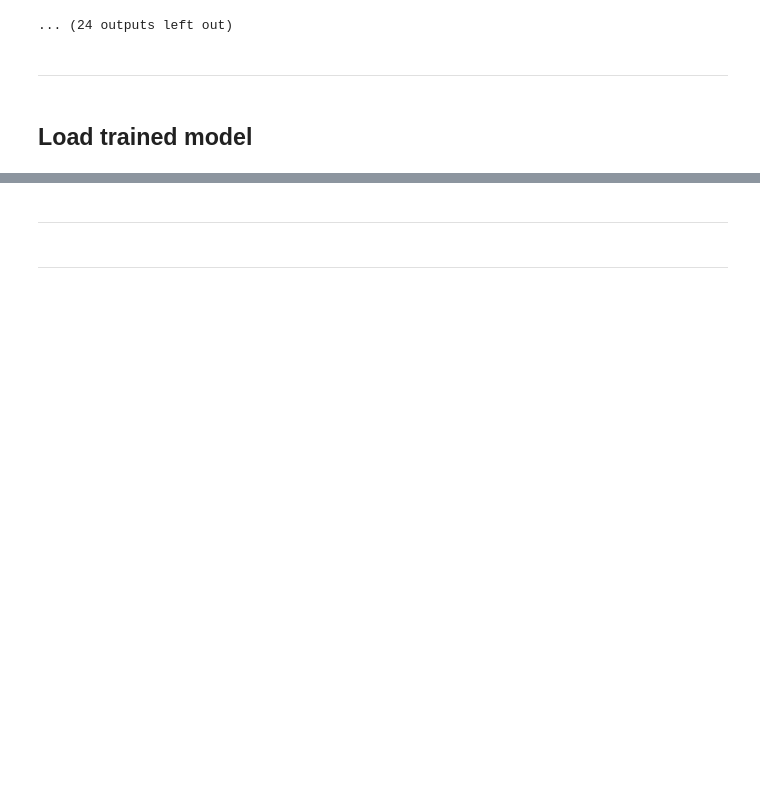
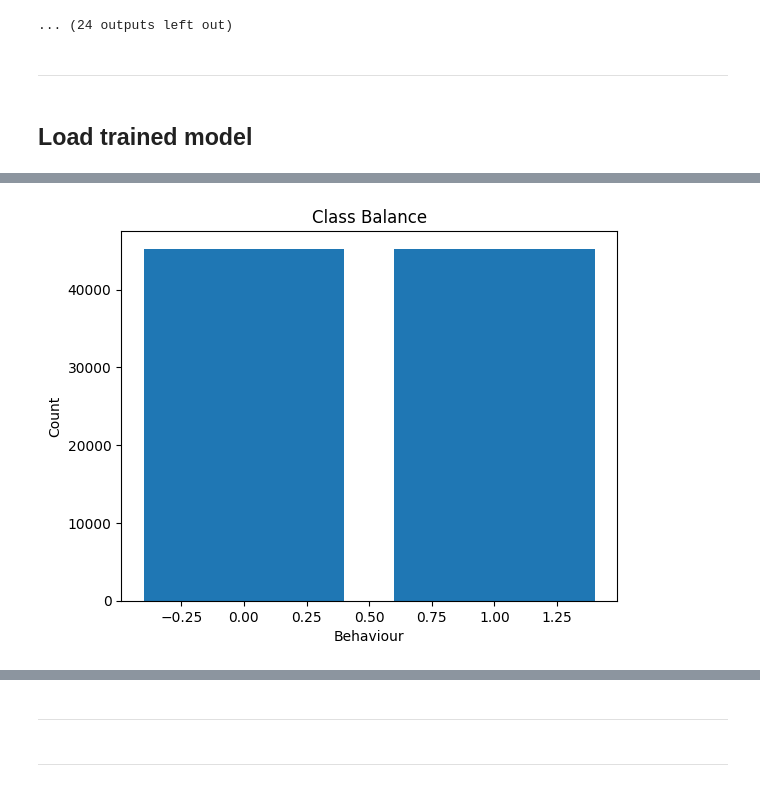
Before and after one commit to JulianAlvarezdeGiorgi/Behavioral_Tagging_of_Mice_in_multiple_Mice_setup_using_Deep_Learning, a Jupyter notebook: src/train_oficina_2.ipynb, the cells around one changed output, grey strips where cells are left out. Drawn from its saved outputs; the diff is of its cells as text; code cells hidden in the pictures; blank space fills up the shorter version.

```diff
--- a/src/train_oficina_2.ipynb
+++ b/src/train_oficina_2.ipynb
@@ -648,0 +731,18 @@ plt.show()
+# %%
+# get only the behaviour of interest
+idx_to_keep = []
+for i in range(len(dataset)):
+    # If NaN, discard the sample
+    if dataset[i].behaviour[2] != 0 and dataset[i].behaviour[2] != 1:
+        continue
+    else:
+        idx_to_keep.append(i)
+# %%
+dataset = [dataset[i] for i in idx_to_keep]
+# %%
+
+# Split train and test
+train_size = int(0.8 * len(dataset))
+
+train_dataset = dataset[:train_size]
+test_dataset = dataset[train_size:]
@@ -648,0 +784,13 @@ plt.show()
+# %%
+# Class balance
+behaviour = [d.behaviour for d in train_dataset]
+behaviour = np.array(behaviour)
+behaviour = np.unique(behaviour, return_counts=True)
+# Plot
+plt.bar(behaviour[0], behaviour[1])
+plt.xlabel('Behaviour')
+plt.ylabel('Count')
+plt.title('Class Balance')
+plt.show()
+# %% [output]
+[figure, added]
```
Also changed, not shown: parts of 25 cells of this notebook, 6 other files.
